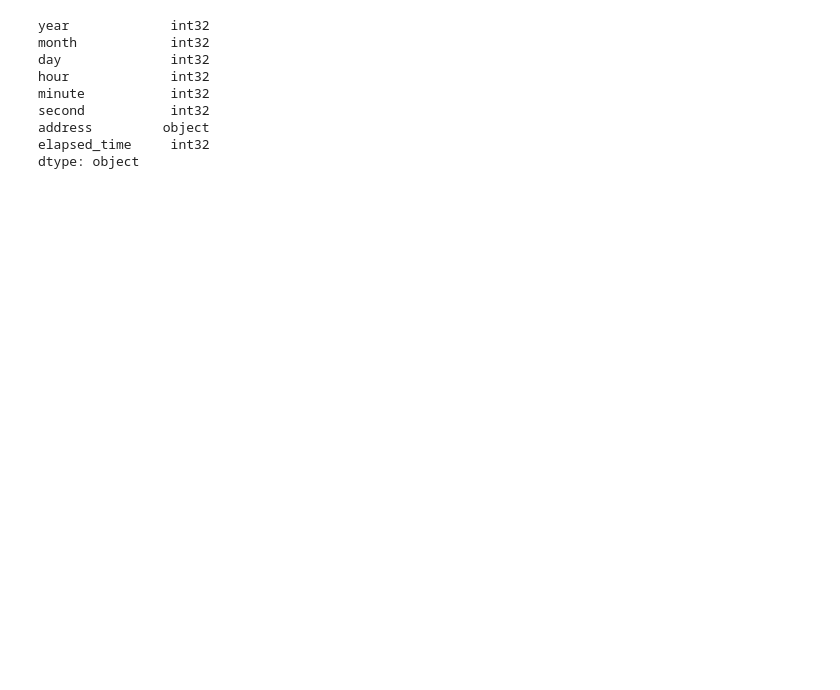
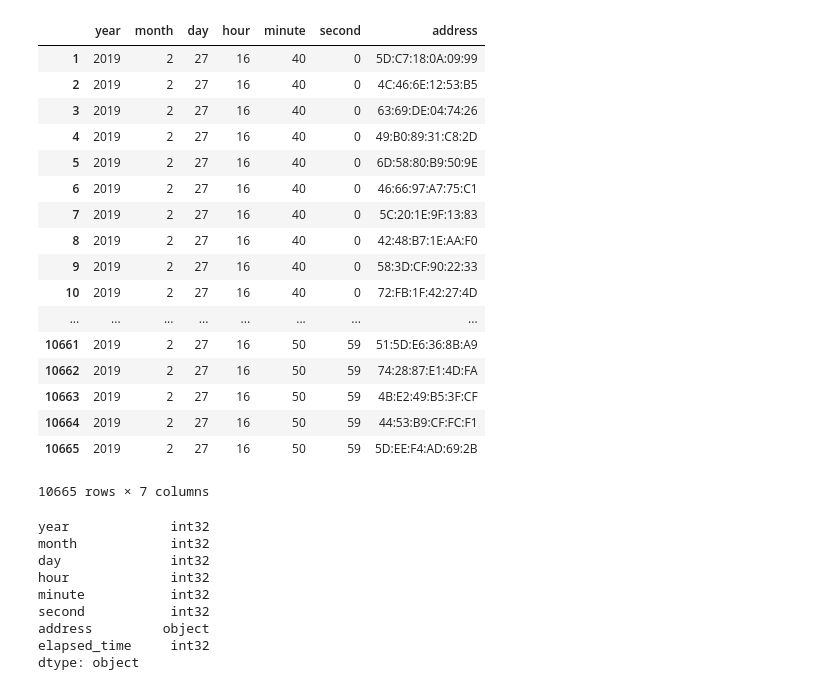
Before and after one commit to kmtokui/jupyterTest, a Jupyter notebook: data_converter.ipynb, the cells around one changed output. Drawn from its saved outputs; the diff is of its cells as text; code cells hidden in the pictures; blank space fills up the shorter version.

```diff
--- a/data_converter.ipynb
+++ b/data_converter.ipynb
@@ -5,7 +5,7 @@
 import pandas as pd
 # %%
 # csvファイルの読み込み
-df = pd.read_csv('csv/20190123_1200_kanda.csv')
+df = pd.read_csv('csv/20190227_kanda_b.csv')
 
 # df = pd.read_csv('csv/20190123_1200_kanda.csv', usecols = [2,4], skiprows = 1)
 # df = pd.read_csv('csv/20190123_1200_kanda.csv', skiprows = 1)
@@ -20,6 +20,27 @@ df_int_cast = df.astype({'year': int, 'month': int, 'day': int, 'hour': int, 'mi
 # %%
 # コピー
 df_new = df_int_cast
+# %%
+df_int_cast
+# %% [output]
+|  | year | month | day | hour | minute | second | address |
+| 1 | 2019 | 2 | 27 | 16 | 40 | 0 | 5D:C7:18:0A:09:99 |
+| 2 | 2019 | 2 | 27 | 16 | 40 | 0 | 4C:46:6E:12:53:B5 |
+| 3 | 2019 | 2 | 27 | 16 | 40 | 0 | 63:69:DE:04:74:26 |
+| 4 | 2019 | 2 | 27 | 16 | 40 | 0 | 49:B0:89:31:C8:2D |
+| 5 | 2019 | 2 | 27 | 16 | 40 | 0 | 6D:58:80:B9:50:9E |
+| 6 | 2019 | 2 | 27 | 16 | 40 | 0 | 46:66:97:A7:75:C1 |
+| 7 | 2019 | 2 | 27 | 16 | 40 | 0 | 5C:20:1E:9F:13:83 |
+| 8 | 2019 | 2 | 27 | 16 | 40 | 0 | 42:48:B7:1E:AA:F0 |
+| 9 | 2019 | 2 | 27 | 16 | 40 | 0 | 58:3D:CF:90:22:33 |
+| 10 | 2019 | 2 | 27 | 16 | 40 | 0 | 72:FB:1F:42:27:4D |
+| ... | ... | ... | ... | ... | ... | ... | ... |
+| 10661 | 2019 | 2 | 27 | 16 | 50 | 59 | 51:5D:E6:36:8B:A9 |
+| 10662 | 2019 | 2 | 27 | 16 | 50 | 59 | 74:28:87:E1:4D:FA |
+| 10663 | 2019 | 2 | 27 | 16 | 50 | 59 | 4B:E2:49:B5:3F:CF |
+| 10664 | 2019 | 2 | 27 | 16 | 50 | 59 | 44:53:B9:CF:FC:F1 |
+| 10665 | 2019 | 2 | 27 | 16 | 50 | 59 | 5D:EE:F4:AD:69:2B |
+10665 rows × 7 columns
 # %%
 # 時刻を秒に変換
 days = 0 #df_int_cast['year'] * 365 + df_int_cast['month'] * 12 + df_int_cast['day']
```
Also changed, not shown: parts of 3 cells of this notebook, 1 other file.
